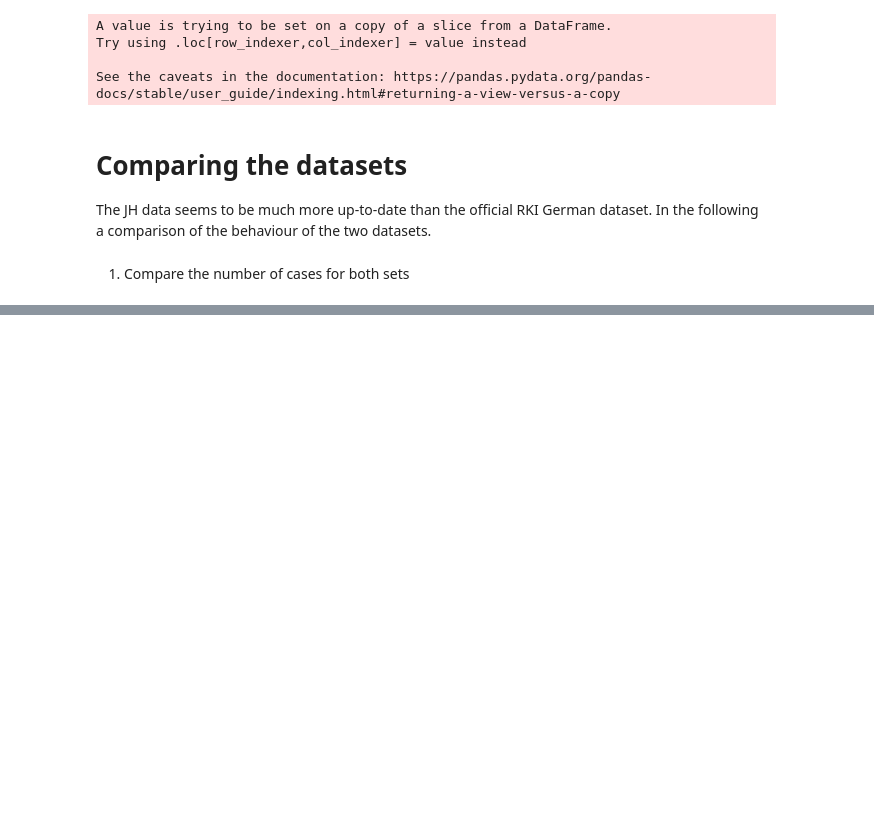
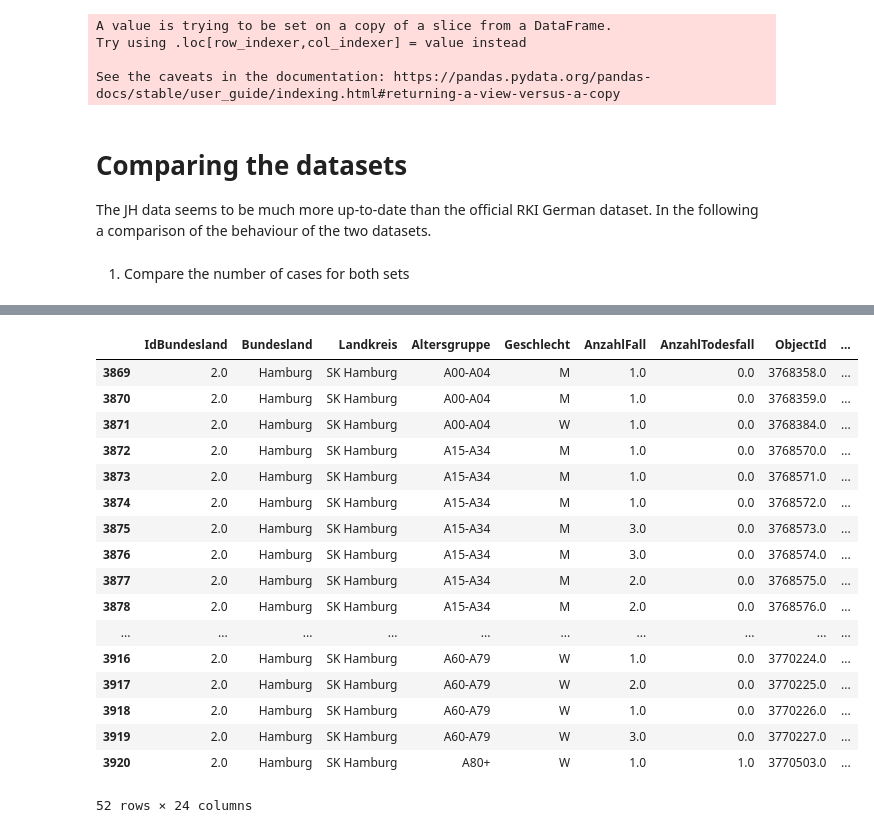
Before and after one commit to petetheat/covid19, a Jupyter notebook: data_fusion_germany.ipynb, the cells around one changed output, grey strips where cells are left out. Drawn from its saved outputs; the diff is of its cells as text; code cells hidden in the pictures; blank space fills up the shorter version.

Commit message:
Joined data frame RKI and JH + report of it

```diff
--- a/data_fusion_germany.ipynb
+++ b/data_fusion_germany.ipynb
@@ -149,0 +153,4 @@ fig.update_layout(title='Cases deaths')
+# %%
+# Calculate the ratio of deaths vs new infections in each dataset
+df['ratio_deaths'] = (df['Cases deaths']/df['Cases confirmed'])*100
+df_jh_de['ratio_deaths'] = (df_jh_de['Cases deaths']/df_jh_de['Cases confirmed'])*100
@@ -149,0 +181,5 @@ fig.update_layout(title='Cases deaths')
+# %%
+df_joined = pd.merge(rki.raw_data, df_jh_de,
+                     left_on='Meldedatum',
+                     right_on='Date',
+                     how='outer')
@@ -149,0 +208,21 @@ fig.update_layout(title='Cases deaths')
+# %%
+df_joined.query("Meldedatum=='2020-03-21' and Bundesland=='Hamburg'")
+# %% [output]
+|  | IdBundesland | Bundesland | Landkreis | Altersgruppe | Geschlecht | AnzahlFall | AnzahlTodesfall | ObjectId | ... |
+| 3869 | 2.0 | Hamburg | SK Hamburg | A00-A04 | M | 1.0 | 0.0 | 3768358.0 | ... |
+| 3870 | 2.0 | Hamburg | SK Hamburg | A00-A04 | M | 1.0 | 0.0 | 3768359.0 | ... |
+| 3871 | 2.0 | Hamburg | SK Hamburg | A00-A04 | W | 1.0 | 0.0 | 3768384.0 | ... |
+| 3872 | 2.0 | Hamburg | SK Hamburg | A15-A34 | M | 1.0 | 0.0 | 3768570.0 | ... |
+| 3873 | 2.0 | Hamburg | SK Hamburg | A15-A34 | M | 1.0 | 0.0 | 3768571.0 | ... |
+| 3874 | 2.0 | Hamburg | SK Hamburg | A15-A34 | M | 1.0 | 0.0 | 3768572.0 | ... |
+| 3875 | 2.0 | Hamburg | SK Hamburg | A15-A34 | M | 3.0 | 0.0 | 3768573.0 | ... |
+| 3876 | 2.0 | Hamburg | SK Hamburg | A15-A34 | M | 3.0 | 0.0 | 3768574.0 | ... |
+| 3877 | 2.0 | Hamburg | SK Hamburg | A15-A34 | M | 2.0 | 0.0 | 3768575.0 | ... |
+| 3878 | 2.0 | Hamburg | SK Hamburg | A15-A34 | M | 2.0 | 0.0 | 3768576.0 | ... |
+| ... | ... | ... | ... | ... | ... | ... | ... | ... | ... |
+| 3916 | 2.0 | Hamburg | SK Hamburg | A60-A79 | W | 1.0 | 0.0 | 3770224.0 | ... |
+| 3917 | 2.0 | Hamburg | SK Hamburg | A60-A79 | W | 2.0 | 0.0 | 3770225.0 | ... |
+| 3918 | 2.0 | Hamburg | SK Hamburg | A60-A79 | W | 1.0 | 0.0 | 3770226.0 | ... |
+| 3919 | 2.0 | Hamburg | SK Hamburg | A60-A79 | W | 3.0 | 0.0 | 3770227.0 | ... |
+| 3920 | 2.0 | Hamburg | SK Hamburg | A80+ | W | 1.0 | 1.0 | 3770503.0 | ... |
+52 rows × 24 columns
```
Also changed, not shown: parts of 11 cells of this notebook, 1 other file.
